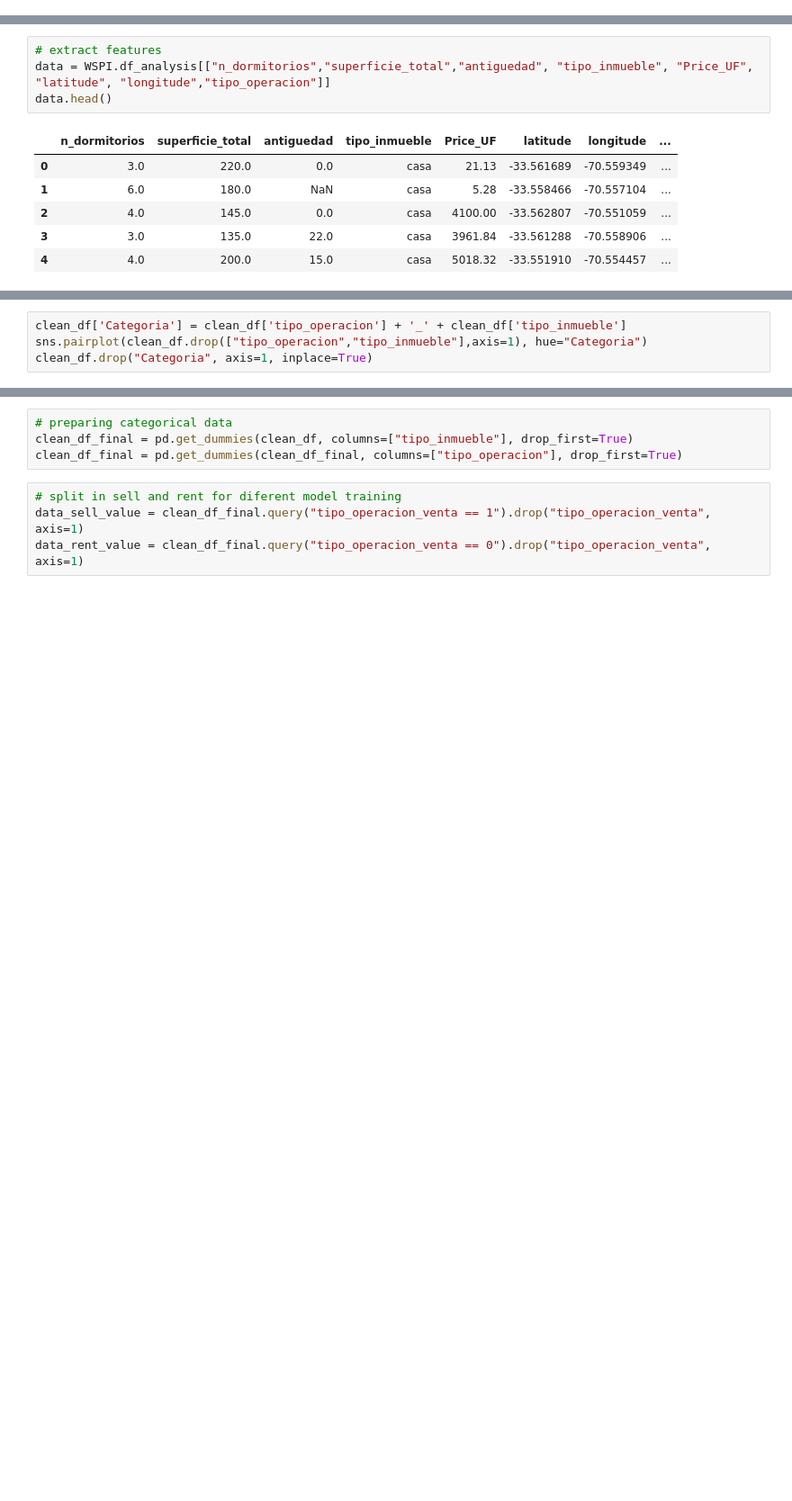
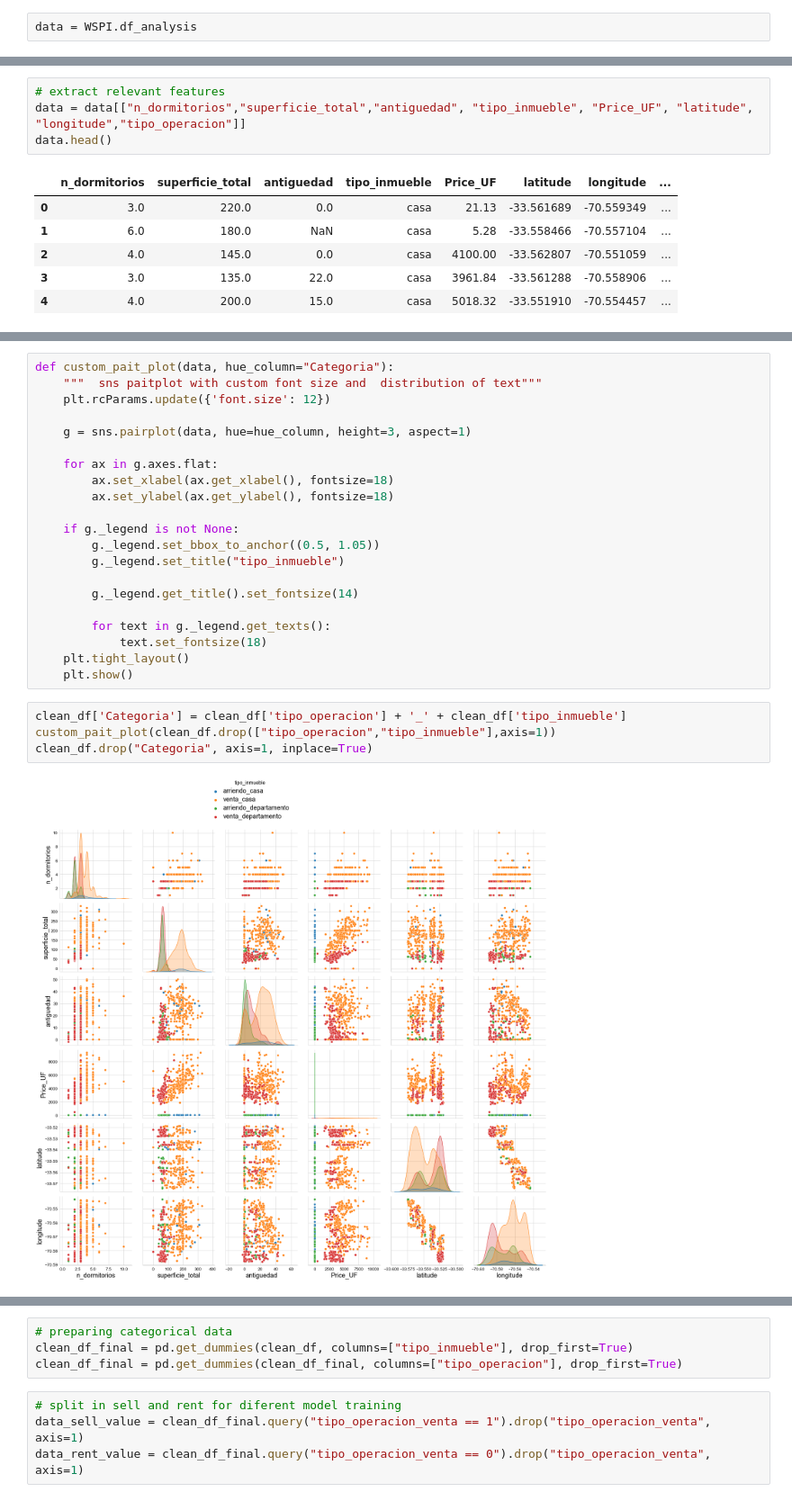
Before and after one commit to NEOZRO/portal_inmobiliario_web_scraper, a Jupyter notebook: main.ipynb, the cells around one changed output, grey strips where cells are left out. Shown at 90% size. Saved outputs shown, nothing was run; the diff lists cells and outputs as text; blank space fills up the shorter version.

Commit message:
feat(main): rework and cleaning

```diff
--- a/main.ipynb
+++ b/main.ipynb
@@ -94,3 +62,5 @@ mpl.rcParams['axes.titlecolor'] = 'black'
 # %%
 threshold_date = "01-01-2024"
 WSPI.get_joined_data_as_dataframe(threshold_date,5)
+# %%
+data = WSPI.df_analysis
@@ -97,6 +99,6 @@ WSPI.get_joined_data_as_dataframe(threshold_date,5)
 # %%
-# extract features
-data = WSPI.df_analysis[["n_dormitorios","superficie_total","antiguedad", "tipo_inmueble", "Price_UF", "latitude", "longitude","tipo_operacion"]]
+# extract relevant features
+data = data[["n_dormitorios","superficie_total","antiguedad", "tipo_inmueble", "Price_UF", "latitude", "longitude","tipo_operacion"]]
 data.head()
 # %% [output]
 |  | n_dormitorios | superficie_total | antiguedad | tipo_inmueble | Price_UF | latitude | longitude | ... |
@@ -129,7 +126,30 @@ pd.DataFrame.remove_outliers = remove_outliers
 # we can see that "antiguedad" and "superficie_total" has outliers. lets remove them
 clean_df = data.remove_outliers('superficie_total')
 clean_df = clean_df.remove_outliers('antiguedad')
+# %%
+def custom_pait_plot(data, hue_column="Categoria"):
+    """  sns paitplot with custom font size and  distribution of text"""
+    plt.rcParams.update({'font.size': 12})
+
+    g = sns.pairplot(data, hue=hue_column, height=3, aspect=1)
+
+    for ax in g.axes.flat:
+        ax.set_xlabel(ax.get_xlabel(), fontsize=18)
+        ax.set_ylabel(ax.get_ylabel(), fontsize=18)
+
+    if g._legend is not None:
+        g._legend.set_bbox_to_anchor((0.5, 1.05))
+        g._legend.set_title("tipo_inmueble")
+
+        g._legend.get_title().set_fontsize(14)
+
+        for text in g._legend.get_texts():
+            text.set_fontsize(18)
+    plt.tight_layout()
+    plt.show()
 # %%
 clean_df['Categoria'] = clean_df['tipo_operacion'] + '_' + clean_df['tipo_inmueble']
-sns.pairplot(clean_df.drop(["tipo_operacion","tipo_inmueble"],axis=1), hue="Categoria")
+custom_pait_plot(clean_df.drop(["tipo_operacion","tipo_inmueble"],axis=1))
 clean_df.drop("Categoria", axis=1, inplace=True)
+# %% [output]
+[figure, added]
```
Also changed, not shown: parts of 37 cells of this notebook.
